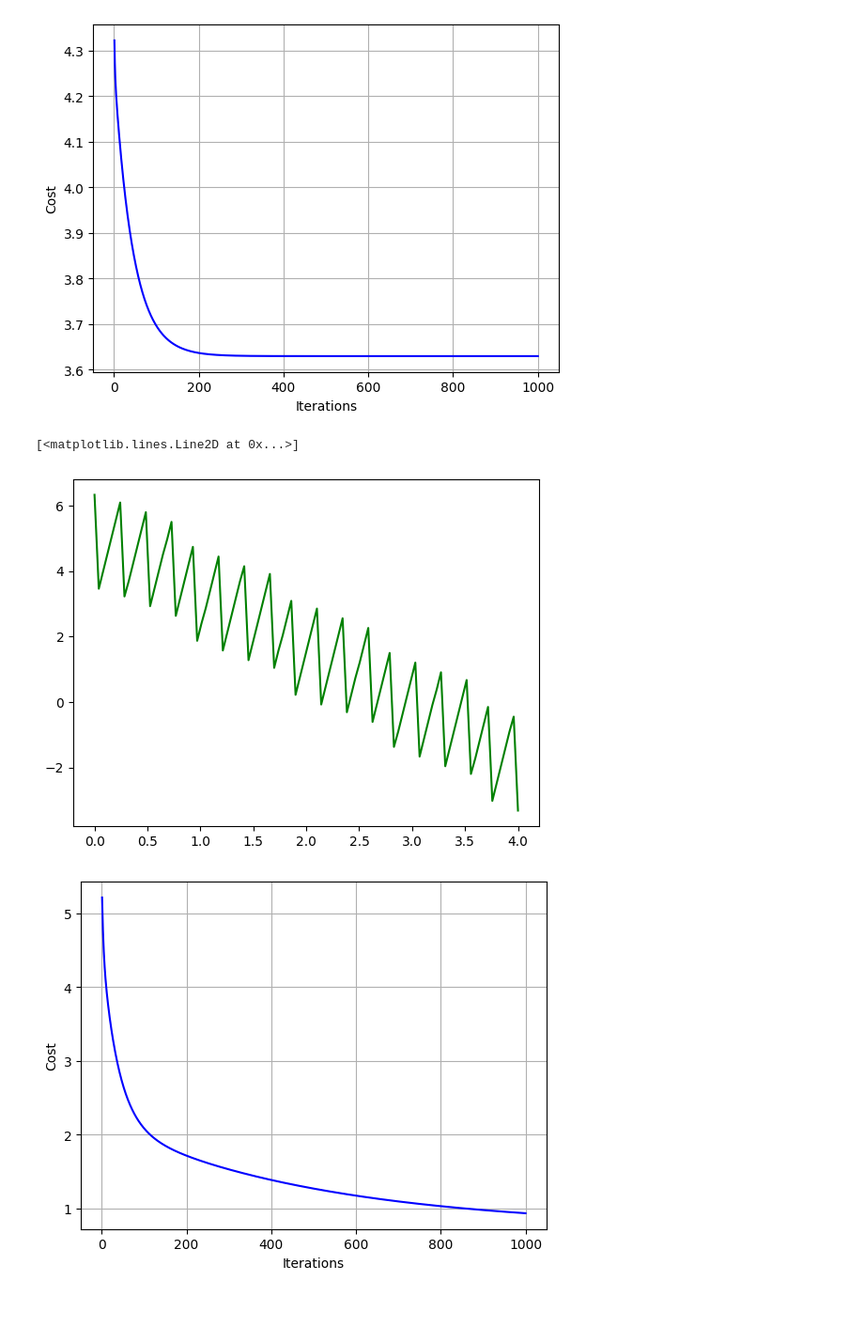
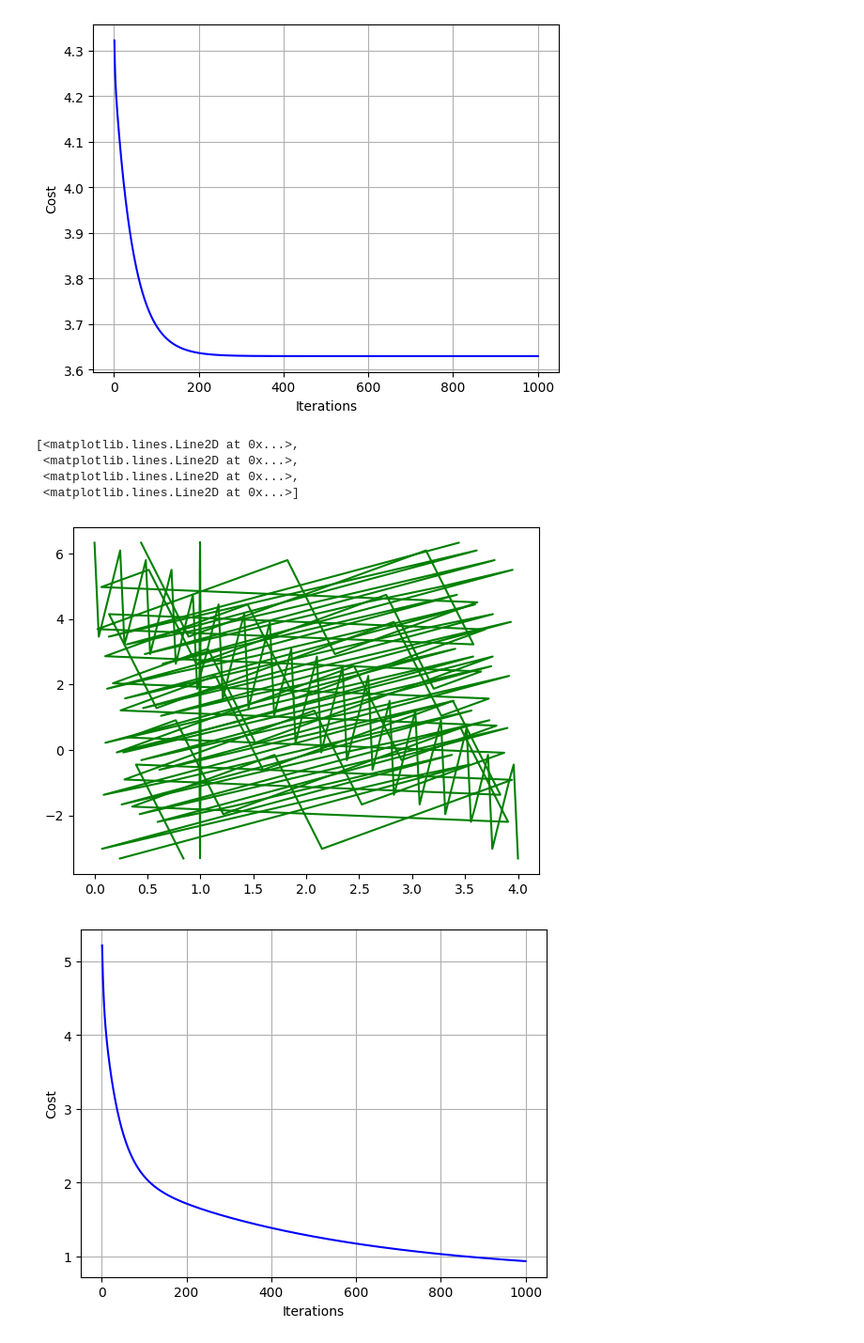
Before and after one commit to BrockH3/Intro_to_ml, a Jupyter notebook: Homework1_Code_Hunter_Brock_801179909.ipynb, the cells around one changed output. Shown: that part at 94% size. Saved outputs shown, nothing was run; the diff lists cells and outputs as text; code cells hidden in the pictures; blank space fills up the shorter version.

```diff
--- a/Homework1_Code_Hunter_Brock_801179909.ipynb
+++ b/Homework1_Code_Hunter_Brock_801179909.ipynb
@@ -156,23 +156,26 @@ plt.show()
 # %%
 #problem 2 multiple variables
 
 theta = [0.,0.,0.,0.]
 iterations = 1000
 alpha = 0.01
 
 #set crv to a matrix capable of operation
 X=np.hstack((X_0,X_1,X_2,X_3))
 
 
 #gradient descent of X
 theta,cost_history = gradient_descent(X,y,theta,alpha,iterations)
 
 X_linear = X.dot(theta)
 
-plt.plot(X[:,1], X.dot(theta), color='green', label='Linear Regression')
+plt.plot(X, X.dot(theta), color='green', label='Linear Regression')
 # %% [output]
-[<matplotlib.lines.Line2D at 0x...>]
+[<matplotlib.lines.Line2D at 0x...>,
+ <matplotlib.lines.Line2D at 0x...>,
+ <matplotlib.lines.Line2D at 0x...>,
+ <matplotlib.lines.Line2D at 0x...>]
-[figure, old version]
+[figure, new version]
 # %%
 plt.plot(range(1, iterations + 1), cost_history, color='blue')
 plt.grid(True)
```
Also changed, not shown: parts of 1 cell of this notebook.
